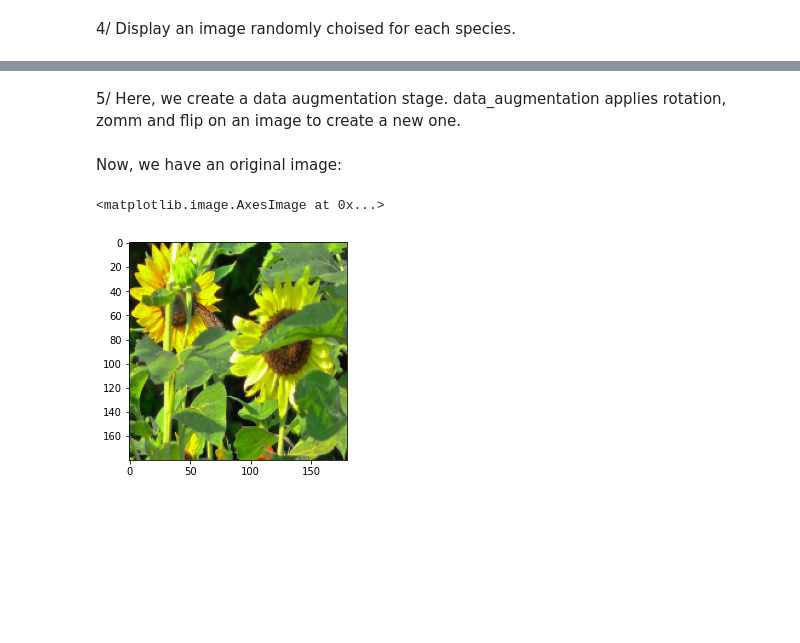
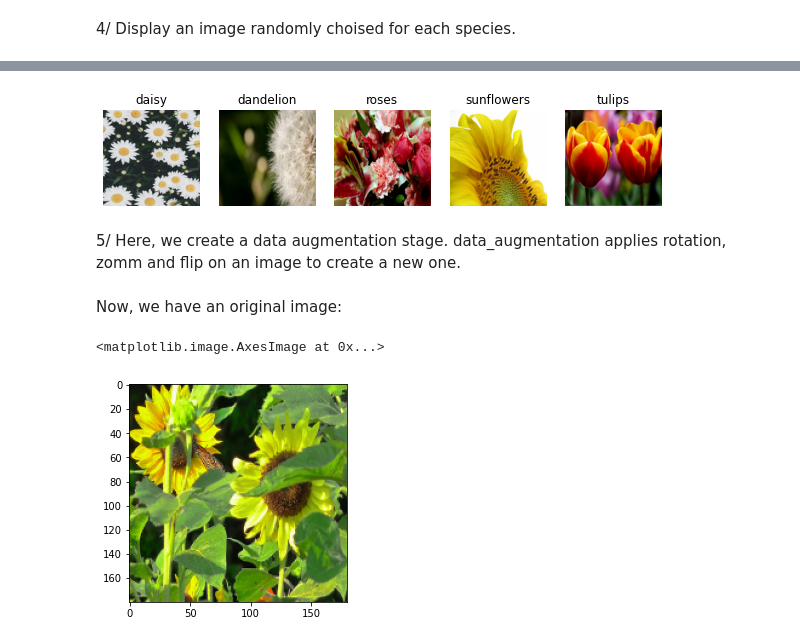
Before and after one commit to fabnancyuhp/DEEP-LEARNING, a Jupyter notebook: NOTEBOOKS/convolutional_neural_network_exercice.ipynb, the cells around one changed output, grey strips where cells are left out. Drawn from its saved outputs; the diff is of its cells as text; code cells hidden in the pictures; blank space fills up the shorter version.

```diff
--- a/NOTEBOOKS/convolutional_neural_network_exercice.ipynb
+++ b/NOTEBOOKS/convolutional_neural_network_exercice.ipynb
@@ -256,3 +287,19 @@ import numpy as np
+# %%
+import matplotlib.pyplot as plt
+import numpy as np
+
+i= 0
+plt.figure(figsize=(10, 10))
+for specie in np.unique(y_tot):
+  plt.subplot(1,5,i+1)
+  ens = np.random.choice(np.where(y_tot==specie)[0],size=1,replace=False)
+  image = X_image[ens][0]
+  plt.imshow(image)
+  plt.title(y_tot[ens][0])
+  plt.axis("off")
+  i +=1
+# %% [output]
+[figure, added]
 # %% [markdown]
 5/ Here, we create a data augmentation stage. data_augmentation applies rotation, zomm and flip on an image to create a new one.
 # %%
```
Also changed, not shown: parts of 20 cells of this notebook.
